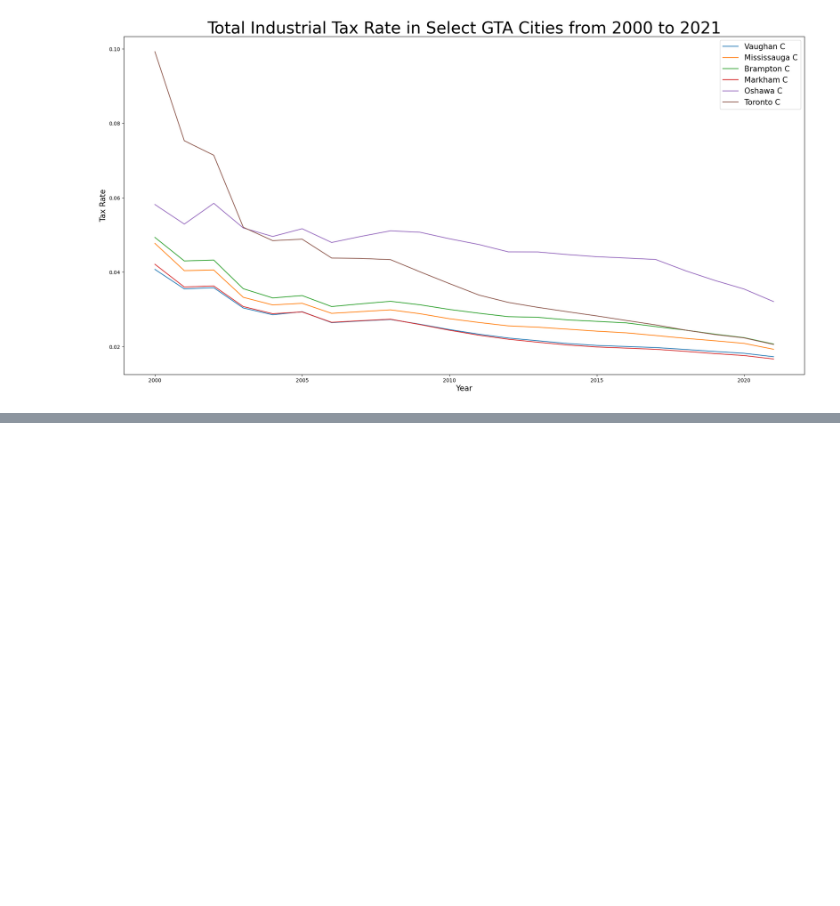
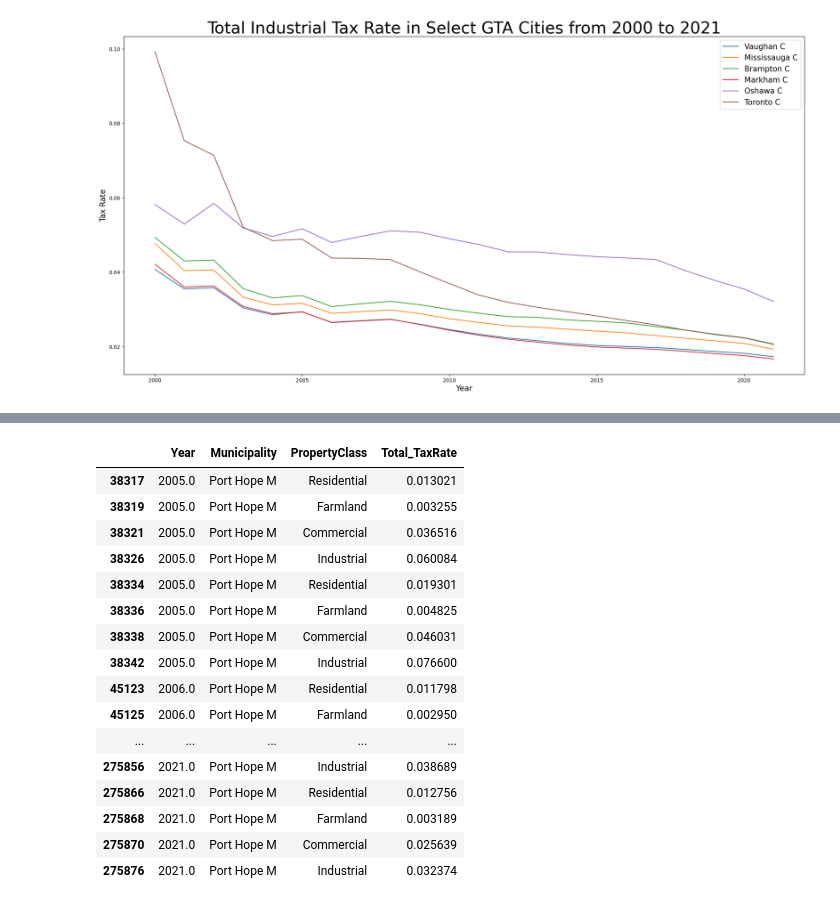
Before and after one commit to ddsarai/propertTax_comps, a Jupyter notebook: GTA_ptax_2011_2021.ipynb, the cells around one changed output, grey strips where cells are left out. Drawn from its saved outputs; the diff is of its cells as text; code cells hidden in the pictures; blank space fills up the shorter version.

```diff
--- a/GTA_ptax_2011_2021.ipynb
+++ b/GTA_ptax_2011_2021.ipynb
@@ -265,0 +298,2 @@ ptax_frame[ptax_frame['Property Class'].isin(pclasses)]
+# %%
+combine_frame.rename(columns={'Property Class':'PropertyClass', 'TotalTaxRate':'Rate'}, inplace=True)
@@ -265,0 +332,20 @@ ptax_frame[ptax_frame['Property Class'].isin(pclasses)]
+# %%
+combine_frame[combine_frame['Municipality'] == 'Port Hope M']
+# %% [output]
+|  | Year | Municipality | PropertyClass | Total_TaxRate |
+| 38317 | 2005.0 | Port Hope M | Residential | 0.013021 |
+| 38319 | 2005.0 | Port Hope M | Farmland | 0.003255 |
+| 38321 | 2005.0 | Port Hope M | Commercial | 0.036516 |
+| 38326 | 2005.0 | Port Hope M | Industrial | 0.060084 |
+| 38334 | 2005.0 | Port Hope M | Residential | 0.019301 |
+| 38336 | 2005.0 | Port Hope M | Farmland | 0.004825 |
+| 38338 | 2005.0 | Port Hope M | Commercial | 0.046031 |
+| 38342 | 2005.0 | Port Hope M | Industrial | 0.076600 |
+| 45123 | 2006.0 | Port Hope M | Residential | 0.011798 |
+| 45125 | 2006.0 | Port Hope M | Farmland | 0.002950 |
+| ... | ... | ... | ... | ... |
+| 275856 | 2021.0 | Port Hope M | Industrial | 0.038689 |
+| 275866 | 2021.0 | Port Hope M | Residential | 0.012756 |
+| 275868 | 2021.0 | Port Hope M | Farmland | 0.003189 |
+| 275870 | 2021.0 | Port Hope M | Commercial | 0.025639 |
+| 275876 | 2021.0 | Port Hope M | Industrial | 0.032374 |
```
Also changed, not shown: parts of 16 cells of this notebook, 3 other files.
